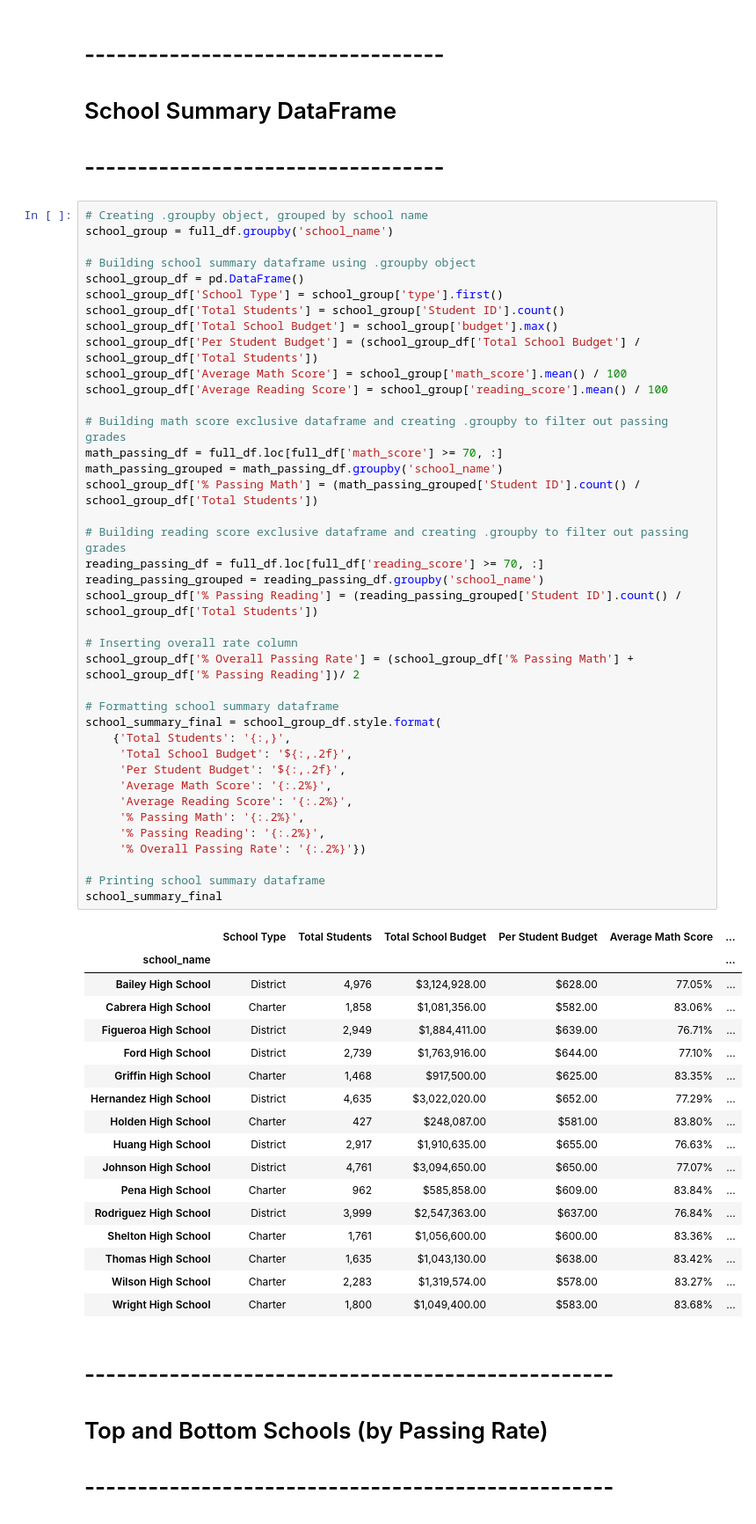
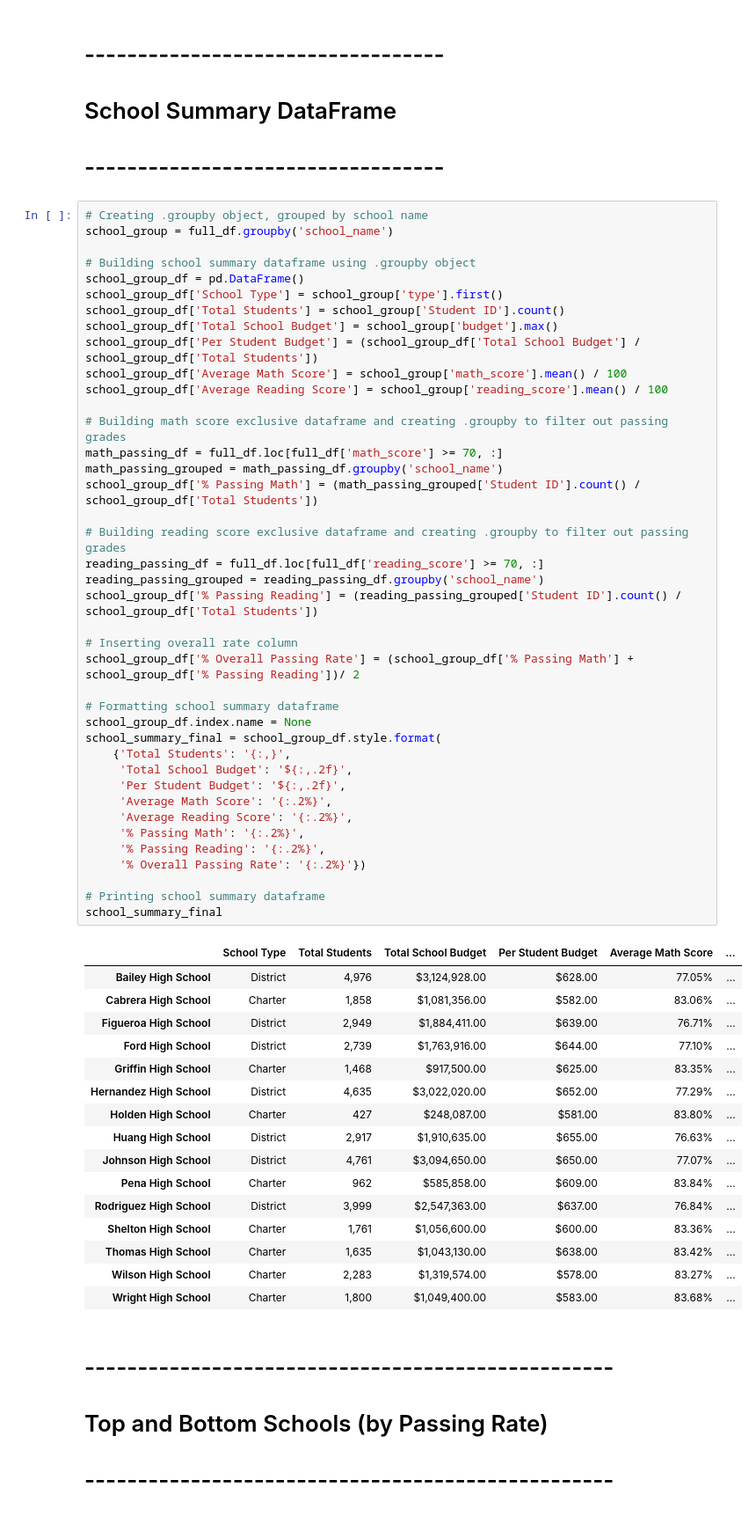
Before and after one commit to troypramsey/pandas-challenge, a Jupyter notebook: PyCitySchools.ipynb, the cells around one changed output. Shown: that part at 88% size. Cells and saved outputs as stored; diff of their text form.

```diff
--- a/PyCitySchools.ipynb
+++ b/PyCitySchools.ipynb
@@ -65,34 +65,34 @@ school_group_df['Average Math Score'] = school_group['math_score'].mean() / 100
 school_group_df['Average Reading Score'] = school_group['reading_score'].mean() / 100
 
 # Building math score exclusive dataframe and creating .groupby to filter out passing grades
 math_passing_df = full_df.loc[full_df['math_score'] >= 70, :]
 math_passing_grouped = math_passing_df.groupby('school_name')
 school_group_df['% Passing Math'] = (math_passing_grouped['Student ID'].count() / school_group_df['Total Students'])
 
 # Building reading score exclusive dataframe and creating .groupby to filter out passing grades
 reading_passing_df = full_df.loc[full_df['reading_score'] >= 70, :]
 reading_passing_grouped = reading_passing_df.groupby('school_name')
 school_group_df['% Passing Reading'] = (reading_passing_grouped['Student ID'].count() / school_group_df['Total Students'])
 
 # Inserting overall rate column
 school_group_df['% Overall Passing Rate'] = (school_group_df['% Passing Math'] + school_group_df['% Passing Reading'])/ 2
 
 # Formatting school summary dataframe
+school_group_df.index.name = None
 school_summary_final = school_group_df.style.format(
     {'Total Students': '{:,}',
      'Total School Budget': '${:,.2f}',
      'Per Student Budget': '${:,.2f}',
      'Average Math Score': '{:.2%}',
      'Average Reading Score': '{:.2%}',
      '% Passing Math': '{:.2%}',
      '% Passing Reading': '{:.2%}',
      '% Overall Passing Rate': '{:.2%}'})
 
 # Printing school summary dataframe
 school_summary_final
 # %% [output]
 |  | School Type | Total Students | Total School Budget | Per Student Budget | Average Math Score | ... |
-| school_name |  |  |  |  |  | ... |
 | Bailey High School | District | 4,976 | $3,124,928.00 | $628.00 | 77.05% | ... |
 | Cabrera High School | Charter | 1,858 | $1,081,356.00 | $582.00 | 83.06% | ... |
 | Figueroa High School | District | 2,949 | $1,884,411.00 | $639.00 | 76.71% | ... |
```
Also changed, not shown: parts of 5 cells of this notebook.
